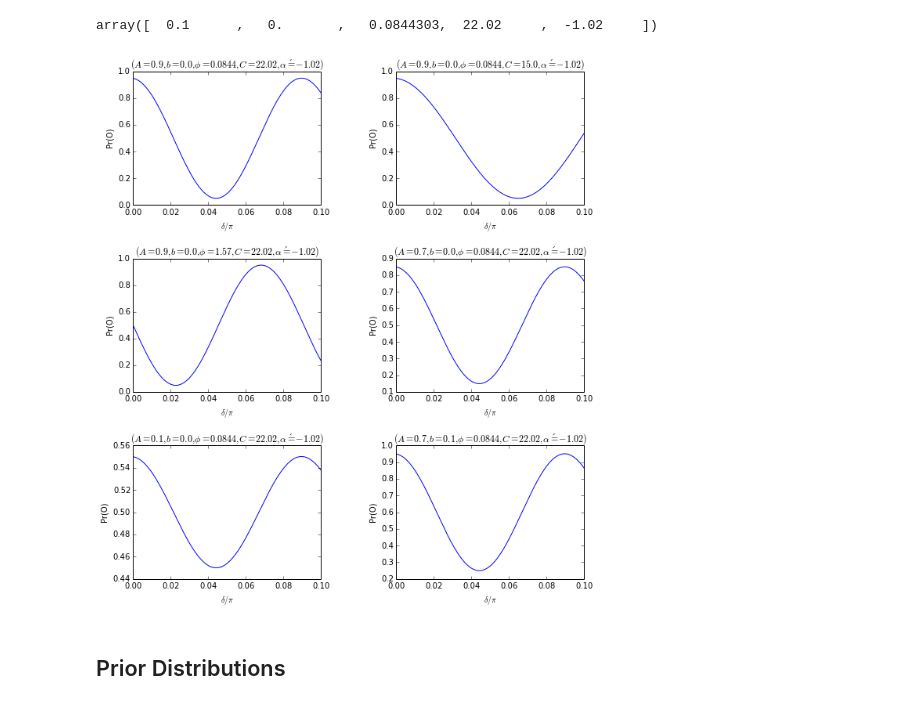
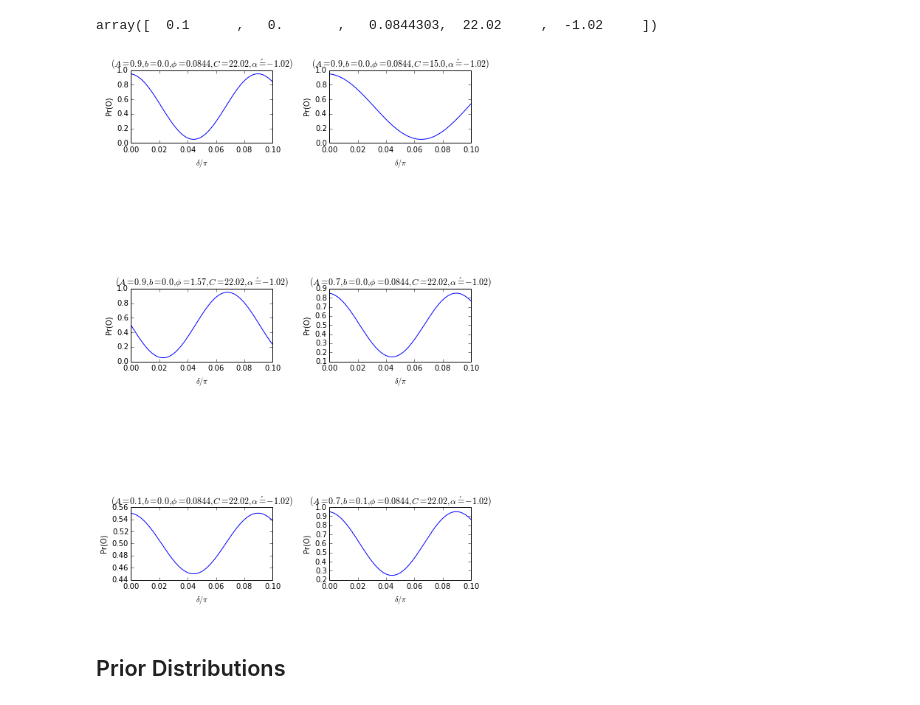
Before and after one commit to taalexander/Honours-Thesis, a Jupyter notebook: code/Adaptive Neutron Interferometry.ipynb, the cells around one changed output. Cells and saved outputs as stored; diff of their text form; code cells hidden in the pictures.

```diff
--- a/code/Adaptive Neutron Interferometry.ipynb
+++ b/code/Adaptive Neutron Interferometry.ipynb
@@ -182,29 +182,31 @@ array([  0.1      ,   0.       ,   0.0844303,  22.02     ,  -1.02     ])
 # %%
 T = np.array(10000)
 H = np.array(10000)
 H.fill(0.70)
 T.fill(293.15)
 delta = np.linspace(0,np.pi/10,10000)
 y = true_modelparams_array
 
 fig,axes = subplots(nrows=int(math.ceil((float(len(y)))/2)),ncols=2,figsize=(8,6))
 fig.tight_layout(pad=3.0,w_pad=3.0,h_pad=3.0)
 for i,x in zip(range(1,len(y)+1),y):
     x = x[0]
     subplot(math.ceil((float(len(y))/2)),2,i)
     p = lik(delta,T,H,x[0],x[1],x[2],x[3],x[4])
     plot(delta/np.pi,p)
+
+
     xlim(0,1/10.)
     xlabel(r'$\delta/\pi$')
     ylabel(r'Pr(O)')
     title(r'$(A={0},b={1},\phi={2:.3},C={3},\alpha\'={4})$'.format(*x))
 
-subplots_adjust(left=0.2,right=1.2,bottom=0.5,top=2.0,wspace=0.4,hspace=0.4)
+subplots_adjust(left=0.1,right=0.9,bottom=0.4,top=2.0,wspace=0.4,hspace=2.0)
 
 savefig('likelihoods.png')
 show()
 # %% [output]
-[figure, old version]
+[figure, new version]
 # %% [markdown]
 ## Prior Distributions
 # %%
```
Also changed, not shown: parts of 14 cells of this notebook, 12 other files.
